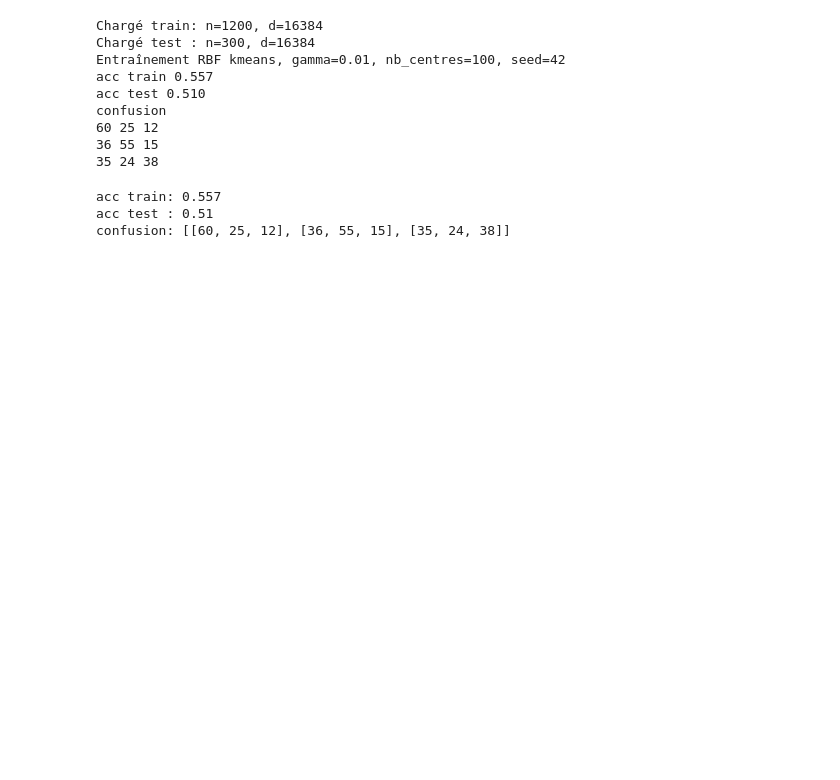
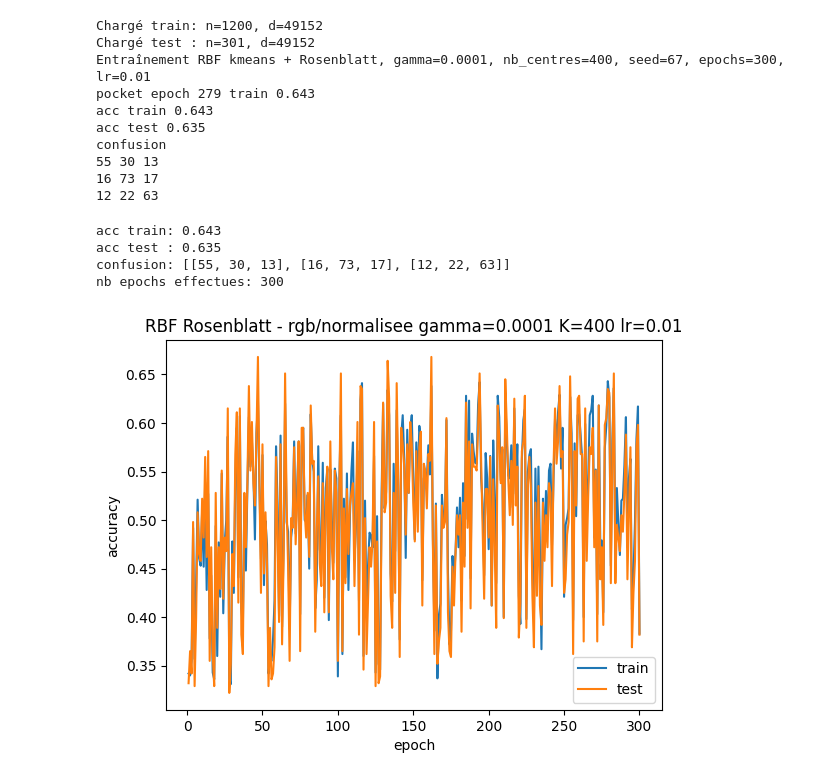
Before and after one commit to Riavaas/PA3-3IABD1-JAEM, a Jupyter notebook: models/rbf/notebook_rbf.ipynb, the cells around one changed output. Drawn from its saved outputs; the diff is of its cells as text; code cells hidden in the pictures; blank space fills up the shorter version.

```diff
--- a/models/rbf/notebook_rbf.ipynb
+++ b/models/rbf/notebook_rbf.ipynb
@@ -10,9 +10,9 @@ seed = 42                         # graine pour le kmeans (init aleatoire des ce
 # %%
-# compile rbf.cpp puis lance le binaire
+# compile rbf.cpp & lance
 import subprocess
 from pathlib import Path
 
-# on remonte jusqu'a la racine du projet (le dossier qui contient preprocessing)
+
 racine = Path.cwd()
 while racine != racine.parent and not (racine / "preprocessing").exists():
     racine = racine.parent
@@ -21,57 +21,84 @@ dossier_rbf = racine / "models" / "rbf"
 chemin_cpp = dossier_rbf / "rbf.cpp"
 chemin_exec = dossier_rbf / "rbf"
 
-# -I dossier_rbf pour trouver eigen-5.0.0, -O2 sinon c'est trop lent
+# -I dossier_rbf pour trouver eigen-5.0.0, -O2 sinon c'est trop lent hihi
 subprocess.check_call(["g++", "-O2", "-std=c++17", str(chemin_cpp), "-o", str(chemin_exec), "-I", str(dossier_rbf)], cwd=str(racine))
 
-def lancer_rbf(variante, normalisation, gamma, nb_centres, seed):
+def lancer_rbf(variante, normalisation, gamma, nb_centres, seed, mode="rosenblatt", epochs=100, lr=0.1):
     base = racine / "datasets" / "transformed" / variante / normalisation
     cmd = [
         str(chemin_exec),
         str(base / "X_train.f32bin"), str(base / "y_train.i32bin"),
         str(base / "X_test.f32bin"), str(base / "y_test.i32bin"),
         str(gamma), str(nb_centres), str(seed),
+        mode, str(epochs), str(lr),
     ]
     return subprocess.check_output(cmd, text=True, cwd=str(racine))
 
-sortie = lancer_rbf(variante, normalisation, gamma, nb_centres, seed)
-# on n'affiche pas les lignes "kmeans iteration" (juste du bruit)
+sortie = lancer_rbf(variante, normalisation, gamma, nb_centres, seed, mode, epochs, lr)
+
 for ligne in sortie.splitlines():
-    if not ligne.startswith("kmeans iteration"):
+    if not ligne.startswith("kmeans iteration") and not ligne.startswith("epoch"):
         print(ligne)
 # %% [output]
-Chargé train: n=1200, d=16384
-Chargé test : n=300, d=16384
-Entraînement RBF kmeans, gamma=0.01, nb_centres=100, seed=42
-acc train 0.557
-acc test 0.510
+Chargé train: n=1200, d=49152
+Chargé test : n=301, d=49152
+Entraînement RBF kmeans + Rosenblatt, gamma=0.0001, nb_centres=400, seed=67, epochs=300, lr=0.01
+pocket epoch 279 train 0.643
+acc train 0.643
+acc test 0.635
 confusion
-60 25 12
-36 55 15
-35 24 38
+55 30 13
+16 73 17
+12 22 63
 # %%
 def parser_sortie(sortie):
     acc_train = None
     acc_test = None
     confusion = None
+    epochs_train = []   # courbe par epoch
+    epochs_test = []
     lignes = sortie.strip().splitlines()
     for i, ligne in enumerate(lignes):
+        if ligne.startswith("epoch"):
+            morceaux = ligne.split()   # epoch <e> train <acc> test <acc>
+            epochs_train.append(float(morceaux[3]))
+            epochs_test.append(float(morceaux[5]))
         if ligne.startswith("acc train"):
             acc_train = float(ligne.split()[2])
         if ligne.startswith("acc test"):
             acc_test = float(ligne.split()[2])
         if ligne.strip() == "confusion":
             confusion = [[int(x) for x in lignes[i + 1 + j].split()] for j in range(3)]
-    return acc_train, acc_test, confusion
+    return acc_train, acc_test, confusion, epochs_train, epochs_test
 
-acc_train, acc_test, confusion = parser_sortie(sortie)
+acc_train, acc_test, confusion, epochs_train, epochs_test = parser_sortie(sortie)
 print("acc train:", acc_train)
 print("acc test :", acc_test)
 print("confusion:", confusion)
+print("nb epochs effectues:", len(epochs_train))
 # %% [output]
-acc train: 0.557
-acc test : 0.51
-confusion: [[60, 25, 12], [36, 55, 15], [35, 24, 38]]
+acc train: 0.643
+acc test : 0.635
+confusion: [[55, 30, 13], [16, 73, 17], [12, 22, 63]]
+nb epochs effectues: 300
+# %%
+# courbe train/test par epoch (ros)
+# si le train monte et que le test stagne bah surapprentissage
+import matplotlib.pyplot as plt
+
+if epochs_train:
+    plt.plot(range(1, len(epochs_train) + 1), epochs_train, label="train")
+    plt.plot(range(1, len(epochs_test) + 1), epochs_test, label="test")
+    plt.xlabel("epoch")
+    plt.ylabel("accuracy")
+    plt.title(f"RBF Rosenblatt - {variante}/{normalisation} gamma={gamma} K={nb_centres} lr={lr}")
+    plt.legend()
+    plt.show()
+else:
+    print(" pas d'epochs")
+# %% [output]
+[figure, added]
 # %%
 # matrice confusion test
 import matplotlib.pyplot as plt
```
Also changed, not shown: parts of 6 cells of this notebook, 2 other files.
